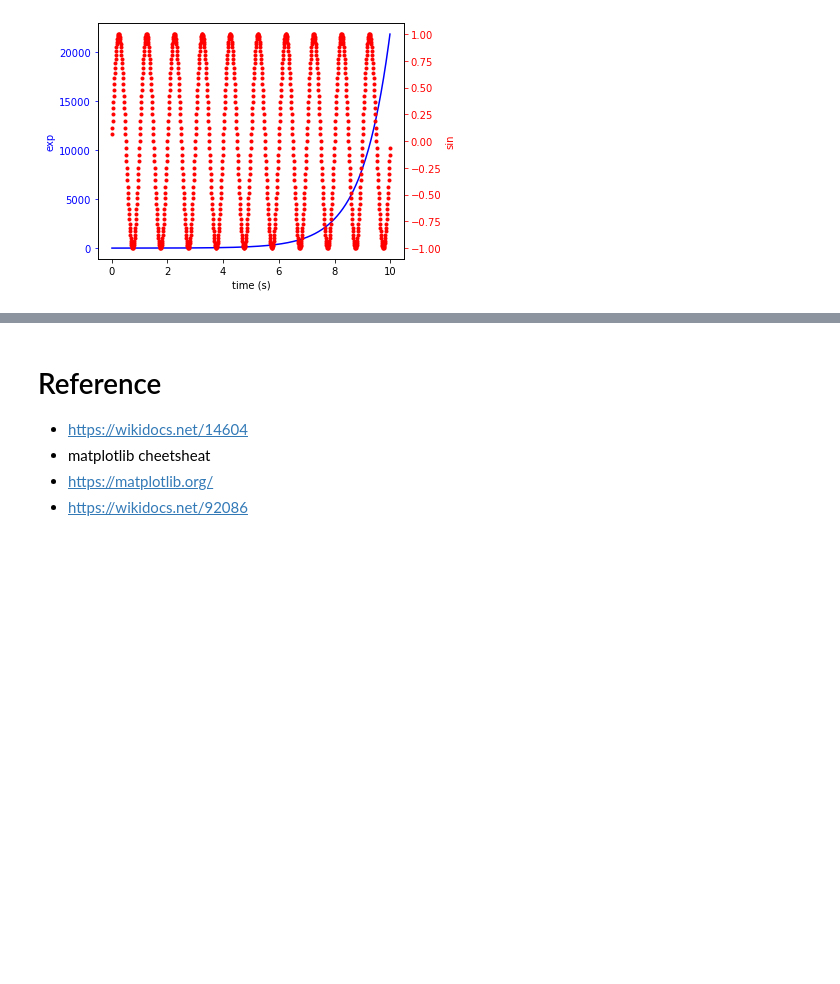
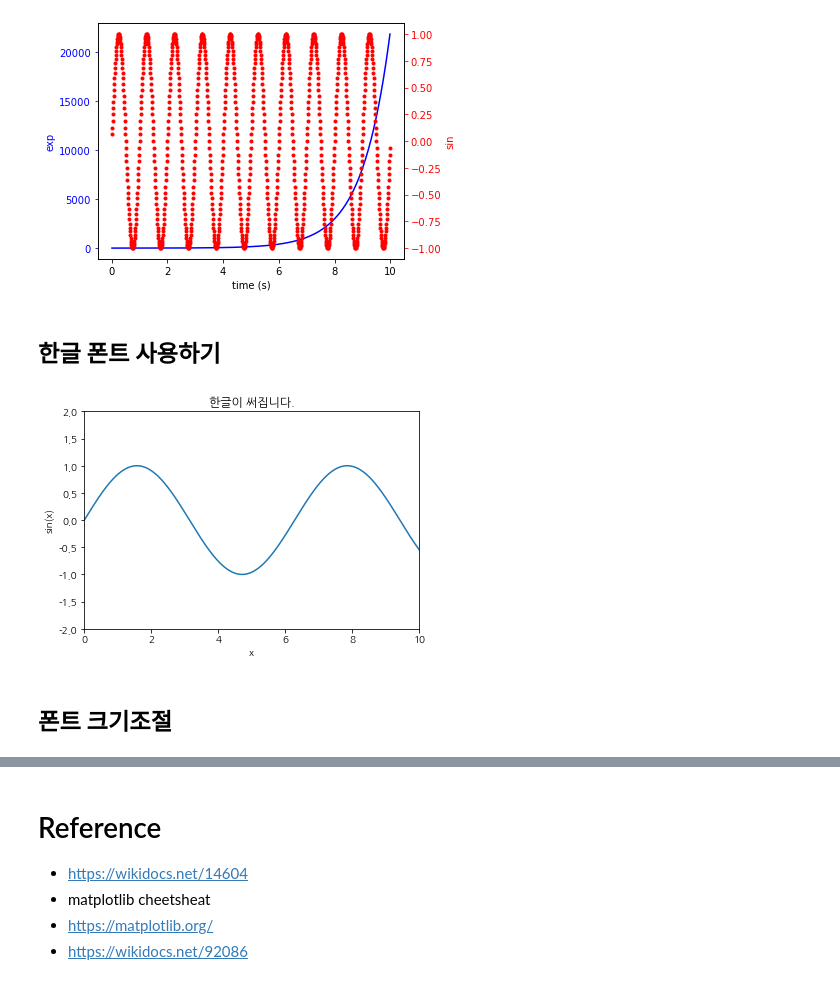
Before and after one commit to hana-dool/Data_Visualization, a Jupyter notebook: 0.Matplotlib_elementary.ipynb, the cells around one changed output, grey strips where cells are left out. Cells and saved outputs as stored; diff of their text form; code cells hidden in the pictures; blank space fills up the shorter version.

Commit message:
matplotlib 업데이트

```diff
--- a/0.Matplotlib_elementary.ipynb
+++ b/0.Matplotlib_elementary.ipynb
@@ -629,3 +627,20 @@ fig.tight_layout()
 plt.show()
 # %% [output]
 [figure]
+# %% [markdown]
+## 한글 폰트 사용하기
+# %%
+import matplotlib as mpl
+mpl.rc('font', family='NanumGothic')
+mpl.rc('axes', unicode_minus=False)
+# %%
+x = np.linspace(0, 10, 1000)
+ax = plt.axes()
+ax.plot(x, np.sin(x))
+ax.set(xlim=(0, 10), ylim=(-2, 2),
+       xlabel='x', ylabel='sin(x)',
+       title='한글이 써집니다.');
+# %% [output]
+[figure, added]
+# %% [markdown]
+## 폰트 크기조절
```
Also changed, not shown: parts of 18 cells of this notebook, 1 other file.
